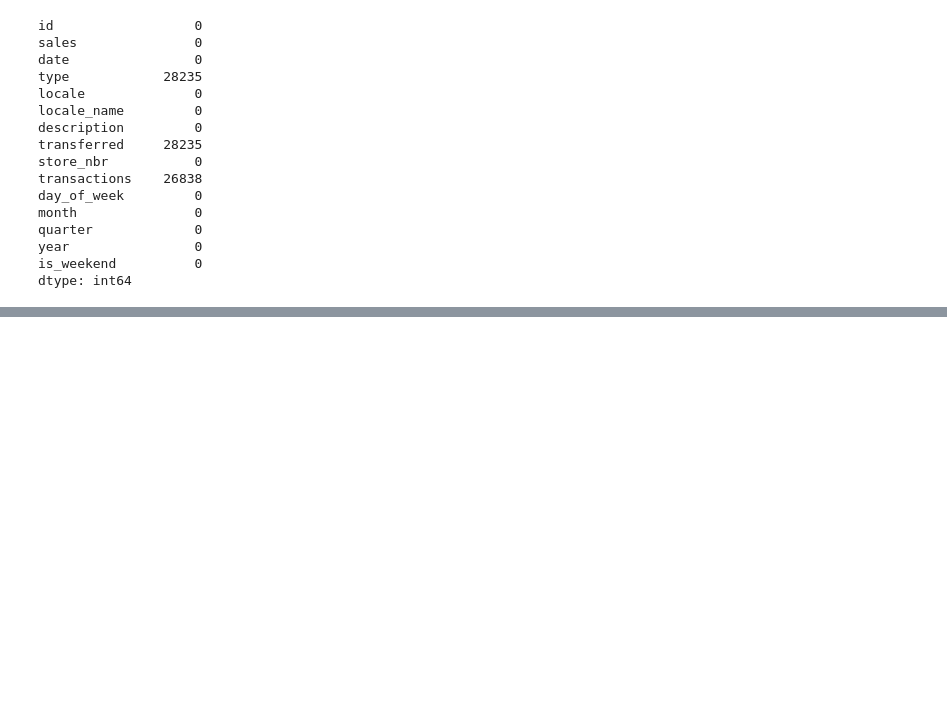
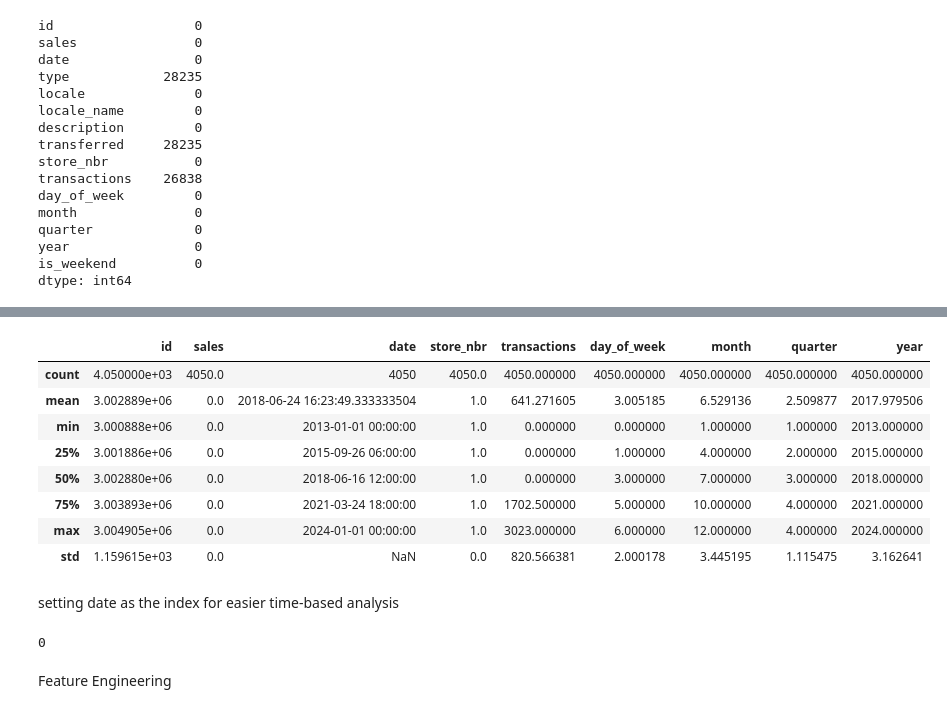
Before and after one commit to victoriamuinde07/SALES-FORECASTING, a Jupyter notebook: store-sales-f.ipynb, the cells around one changed output, grey strips where cells are left out. Cells and saved outputs as stored; diff of their text form; code cells hidden in the pictures; blank space fills up the shorter version.

```diff
--- a/store-sales-f.ipynb
+++ b/store-sales-f.ipynb
@@ -263,0 +306,19 @@ dtype: int64
+# %%
+start_date = '2012-01-01'
+end_date = '2024-01-01'
+
+train = train[(train['date'] >= start_date) & (train['date'] <= end_date)]
+# %%
+train.describe()
+# %% [output]
+|  | id | sales | date | store_nbr | transactions | day_of_week | month | quarter | year |
+| count | 4.050000e+03 | 4050.0 | 4050 | 4050.0 | 4050.000000 | 4050.000000 | 4050.000000 | 4050.000000 | 4050.000000 |
+| mean | 3.002889e+06 | 0.0 | 2018-06-24 16:23:49.333333504 | 1.0 | 641.271605 | 3.005185 | 6.529136 | 2.509877 | 2017.979506 |
+| min | 3.000888e+06 | 0.0 | 2013-01-01 00:00:00 | 1.0 | 0.000000 | 0.000000 | 1.000000 | 1.000000 | 2013.000000 |
+| 25% | 3.001886e+06 | 0.0 | 2015-09-26 06:00:00 | 1.0 | 0.000000 | 1.000000 | 4.000000 | 2.000000 | 2015.000000 |
+| 50% | 3.002880e+06 | 0.0 | 2018-06-16 12:00:00 | 1.0 | 0.000000 | 3.000000 | 7.000000 | 3.000000 | 2018.000000 |
+| 75% | 3.003893e+06 | 0.0 | 2021-03-24 18:00:00 | 1.0 | 1702.500000 | 5.000000 | 10.000000 | 4.000000 | 2021.000000 |
+| max | 3.004905e+06 | 0.0 | 2024-01-01 00:00:00 | 1.0 | 3023.000000 | 6.000000 | 12.000000 | 4.000000 | 2024.000000 |
+| std | 1.159615e+03 | 0.0 | NaN | 0.0 | 820.566381 | 2.000178 | 3.445195 | 1.115475 | 3.162641 |
+# %% [markdown]
+setting date as the index for easier time-based analysis
@@ -263,0 +328,6 @@ dtype: int64
+# %%
+train['sales'].isna().sum()
+# %% [output]
+0
+# %% [markdown]
+Feature Engineering
```
Also changed, not shown: parts of 13 cells of this notebook.
